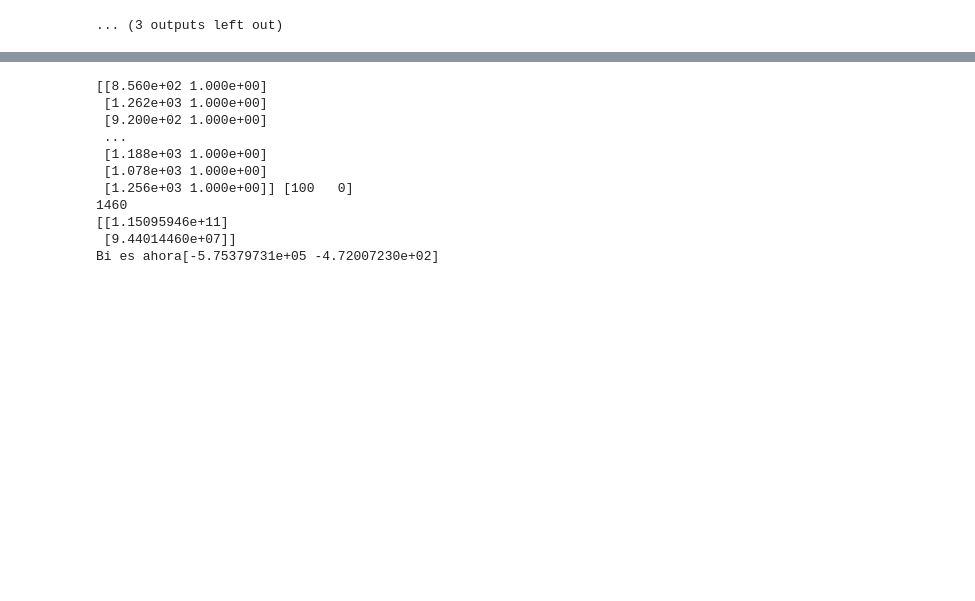
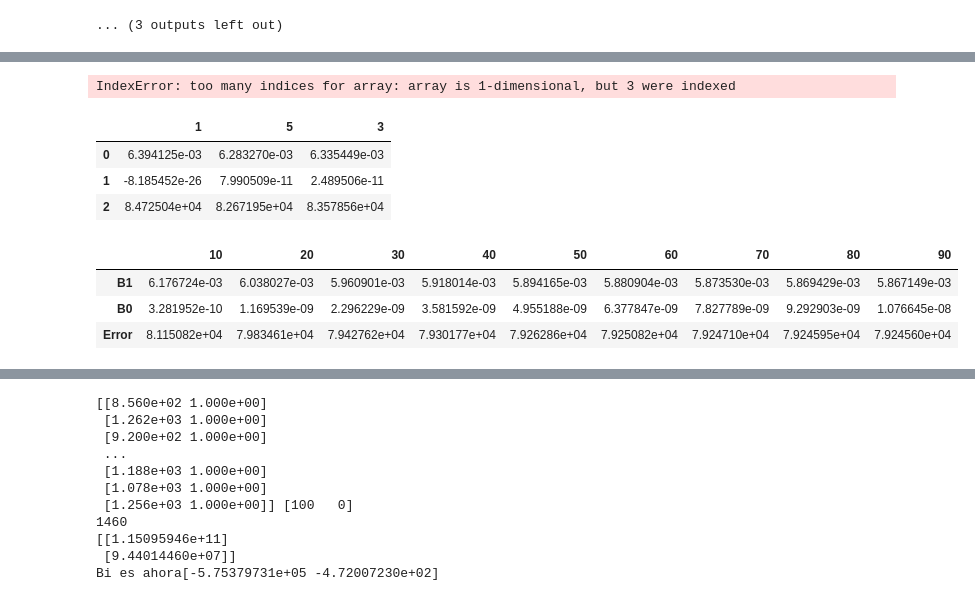
Before and after one commit to PoldanaGt/Proyecto, a Jupyter notebook: Proyecto1.ipynb, the cells around one changed output, grey strips where cells are left out. Drawn from its saved outputs; the diff is of its cells as text; code cells hidden in the pictures; blank space fills up the shorter version.

```diff
--- a/Proyecto1.ipynb
+++ b/Proyecto1.ipynb
@@ -224,0 +226,4 @@ def Plot_error(AE):
+# %%
+Ei[2,1,3]
+# %% [output]
+IndexError: too many indices for array: array is 1-dimensional, but 3 were indexed
@@ -224,0 +242,8 @@ def Plot_error(AE):
+# %%
+x=pd.DataFrame(Model)
+x[[1,5,3]]
+# %% [output]
+|  | 1 | 5 | 3 |
+| 0 | 6.394125e-03 | 6.283270e-03 | 6.335449e-03 |
+| 1 | -8.185452e-26 | 7.990509e-11 | 2.489506e-11 |
+| 2 | 8.472504e+04 | 8.267195e+04 | 8.357856e+04 |
@@ -225 +252,8 @@ def Plot_error(AE):
+# %%
+show
+# %% [output]
+|  | 10 | 20 | 30 | 40 | 50 | 60 | 70 | 80 | 90 |
+| B1 | 6.176724e-03 | 6.038027e-03 | 5.960901e-03 | 5.918014e-03 | 5.894165e-03 | 5.880904e-03 | 5.873530e-03 | 5.869429e-03 | 5.867149e-03 |
+| B0 | 3.281952e-10 | 1.169539e-09 | 2.296229e-09 | 3.581592e-09 | 4.955188e-09 | 6.377847e-09 | 7.827789e-09 | 9.292903e-09 | 1.076645e-08 |
+| Error | 8.115082e+04 | 7.983461e+04 | 7.942762e+04 | 7.930177e+04 | 7.926286e+04 | 7.925082e+04 | 7.924710e+04 | 7.924595e+04 | 7.924560e+04 |
 # %%
```
Also changed, not shown: parts of 10 cells of this notebook.
